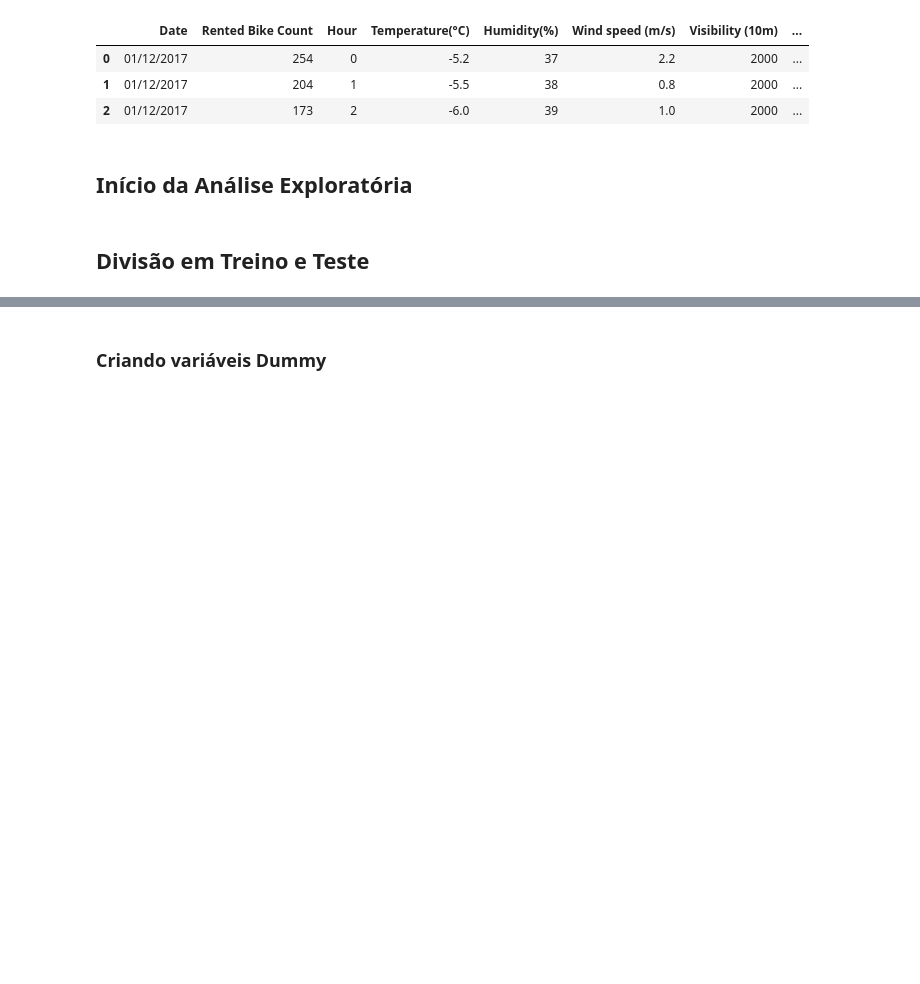
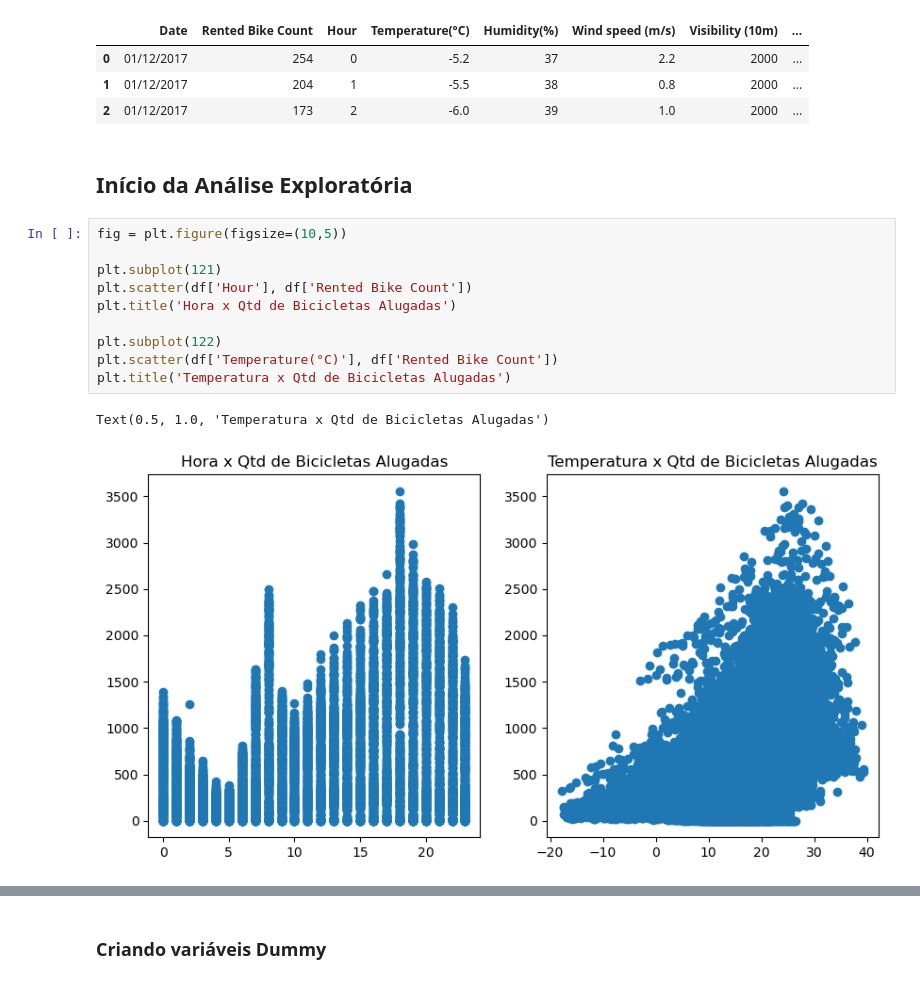
Before and after one commit to EnzoSilva14/Seoul_Bike_Sharing, a Jupyter notebook: Projeto 2.ipynb, the cells around one changed output, grey strips where cells are left out. Drawn from its saved outputs; the diff is of its cells as text; blank space fills up the shorter version.

```diff
--- a/Projeto 2.ipynb
+++ b/Projeto 2.ipynb
@@ -164,7 +182,18 @@ df.head(3)
 | 0 | 01/12/2017 | 254 | 0 | -5.2 | 37 | 2.2 | 2000 | ... |
 | 1 | 01/12/2017 | 204 | 1 | -5.5 | 38 | 0.8 | 2000 | ... |
 | 2 | 01/12/2017 | 173 | 2 | -6.0 | 39 | 1.0 | 2000 | ... |
-# %% [markdown]
-<h2>Início da Análise Exploratória</h2>
-# %% [markdown]
-<h2>Divisão em Treino e Teste</h2>
+# %% [markdown]
+<h2>Início da Análise Exploratória</h2>
+# %%
+fig = plt.figure(figsize=(10,5))
+
+plt.subplot(121)
+plt.scatter(df['Hour'], df['Rented Bike Count'])
+plt.title('Hora x Qtd de Bicicletas Alugadas')
+
+plt.subplot(122)
+plt.scatter(df['Temperature(°C)'], df['Rented Bike Count'])
+plt.title('Temperatura x Qtd de Bicicletas Alugadas')
+# %% [output]
+Text(0.5, 1.0, 'Temperatura x Qtd de Bicicletas Alugadas')
+[figure, added]
```
Also changed, not shown: parts of 5 cells of this notebook.
